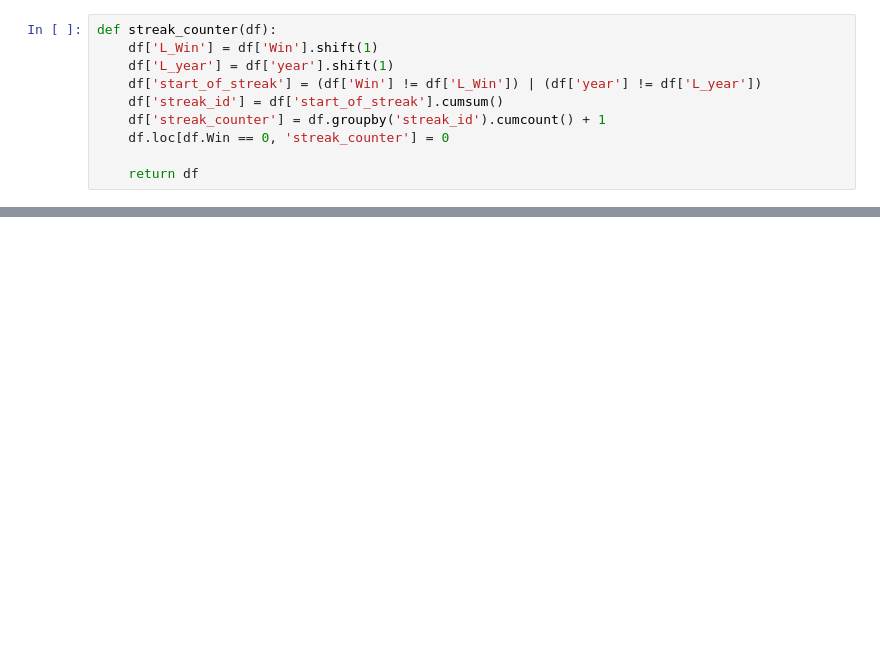
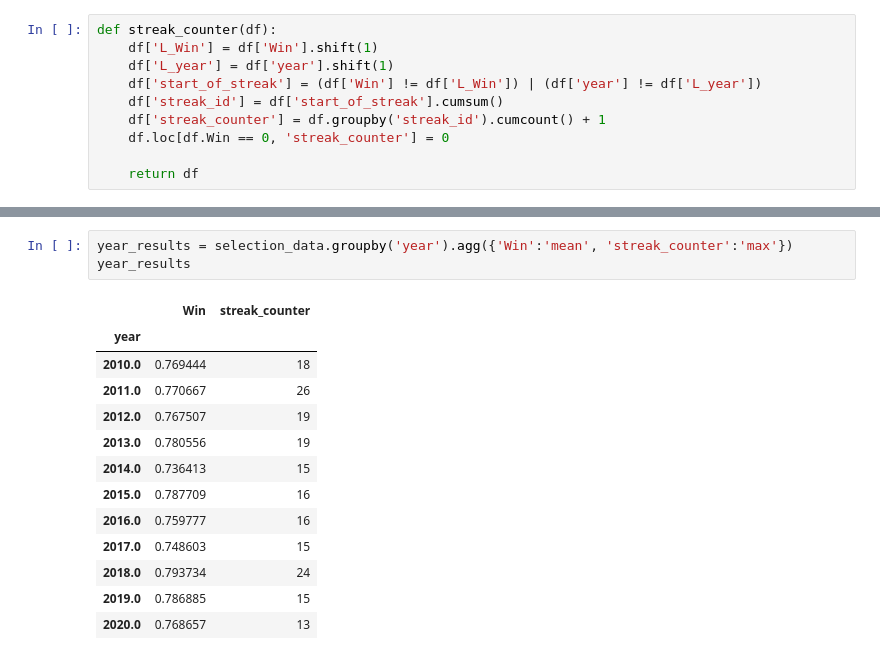
Before and after one commit to robsfletch/bts, a Jupyter notebook: notebooks/SelectionAccuracy.ipynb, the cells around one changed output, grey strips where cells are left out. Saved outputs shown, nothing was run; the diff lists cells and outputs as text; blank space fills up the shorter version.

```diff
--- a/notebooks/SelectionAccuracy.ipynb
+++ b/notebooks/SelectionAccuracy.ipynb
@@ -75,3 +59,20 @@ streaks['streak_counter'].max()
+# %%
+year_results = selection_data.groupby('year').agg({'Win':'mean', 'streak_counter':'max'})
+year_results
+# %% [output]
+|  | Win | streak_counter |
+| year |  |  |
+| 2010.0 | 0.769444 | 18 |
+| 2011.0 | 0.770667 | 26 |
+| 2012.0 | 0.767507 | 19 |
+| 2013.0 | 0.780556 | 19 |
+| 2014.0 | 0.736413 | 15 |
+| 2015.0 | 0.787709 | 16 |
+| 2016.0 | 0.759777 | 16 |
+| 2017.0 | 0.748603 | 15 |
+| 2018.0 | 0.793734 | 24 |
+| 2019.0 | 0.786885 | 15 |
+| 2020.0 | 0.768657 | 13 |
 # %%
 selection_data['EstProb'].describe()
 # %% [output]
```
Also changed, not shown: parts of 18 cells of this notebook, 34 other files.
